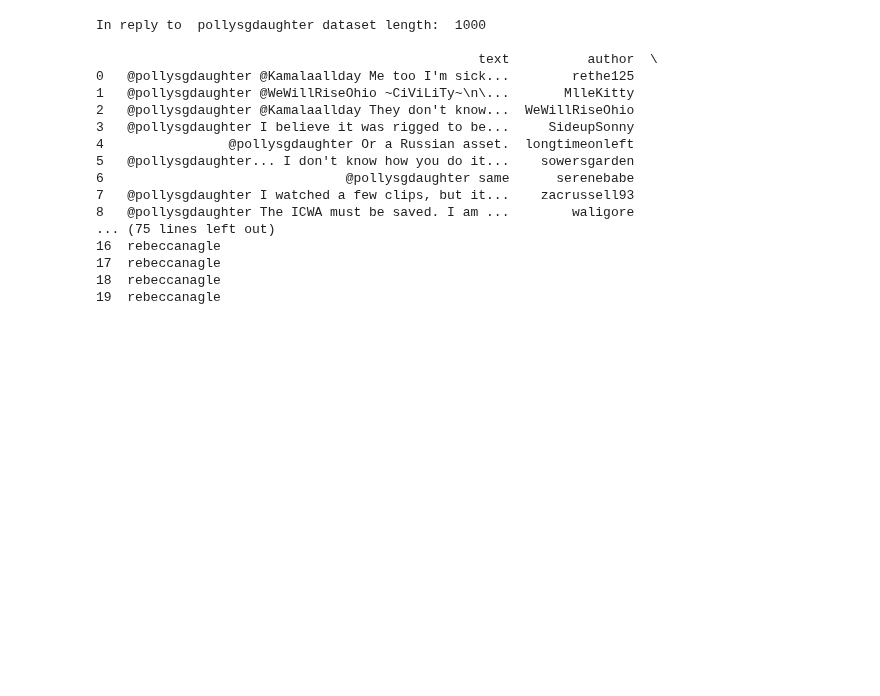
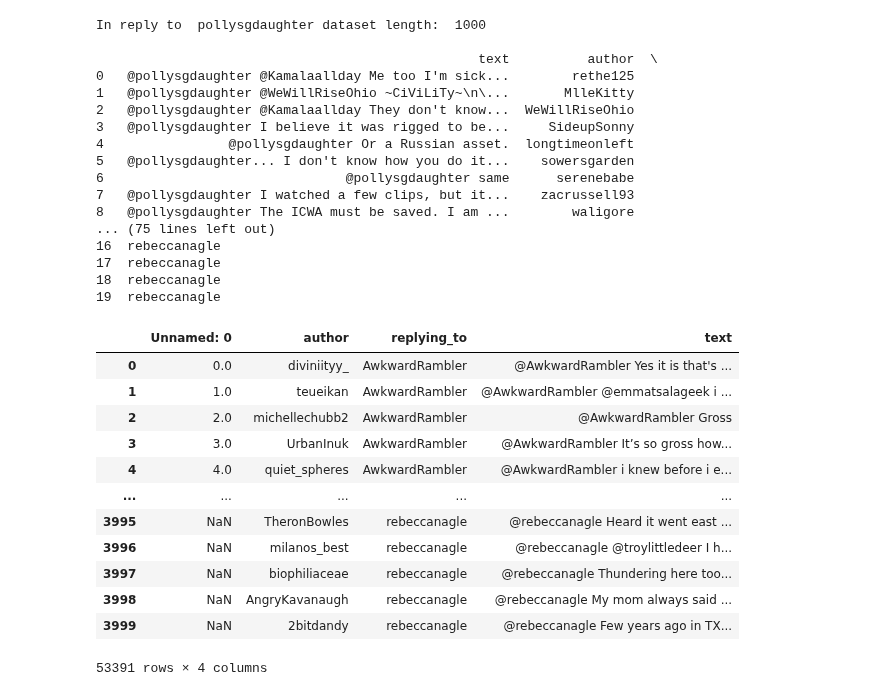
Before and after one commit to IndigenousEngineering/In-Reply, a Jupyter notebook: in_reply_1.ipynb, the cells around one changed output. Cells and saved outputs as stored; diff of their text form; code cells hidden in the pictures; blank space fills up the shorter version.

Commit message:
raw replies 2016 - 2020 full (appended missed accts)

```diff
--- a/in_reply_1.ipynb
+++ b/in_reply_1.ipynb
@@ -610,0 +609,20 @@ raw_scholars2_replies_2016_to_2020_df.to_csv('raw_scholars2_replies_2016_to_2020
+# %%
+# reload original csv & append new names
+
+raw_replies_df_reload = pd.read_csv('raw_replies_2016_to_2020.csv')
+
+raw_replies_df_reload.append(raw_scholars2_replies_2016_to_2020_df)
+# %% [output]
+|  | Unnamed: 0 | author | replying_to | text |
+| 0 | 0.0 | diviniityy_ | AwkwardRambler | @AwkwardRambler Yes it is that's ... |
+| 1 | 1.0 | teueikan | AwkwardRambler | @AwkwardRambler @emmatsalageek i ... |
+| 2 | 2.0 | michellechubb2 | AwkwardRambler | @AwkwardRambler Gross |
+| 3 | 3.0 | UrbanInuk | AwkwardRambler | @AwkwardRambler It’s so gross how... |
+| 4 | 4.0 | quiet_spheres | AwkwardRambler | @AwkwardRambler i knew before i e... |
+| ... | ... | ... | ... | ... |
+| 3995 | NaN | TheronBowles | rebeccanagle | @rebeccanagle Heard it went east ... |
+| 3996 | NaN | milanos_best | rebeccanagle | @rebeccanagle @troylittledeer I h... |
+| 3997 | NaN | biophiliaceae | rebeccanagle | @rebeccanagle Thundering here too... |
+| 3998 | NaN | AngryKavanaugh | rebeccanagle | @rebeccanagle My mom always said ... |
+| 3999 | NaN | 2bitdandy | rebeccanagle | @rebeccanagle Few years ago in TX... |
+53391 rows × 4 columns
```
Also changed, not shown: parts of 2 cells of this notebook.
